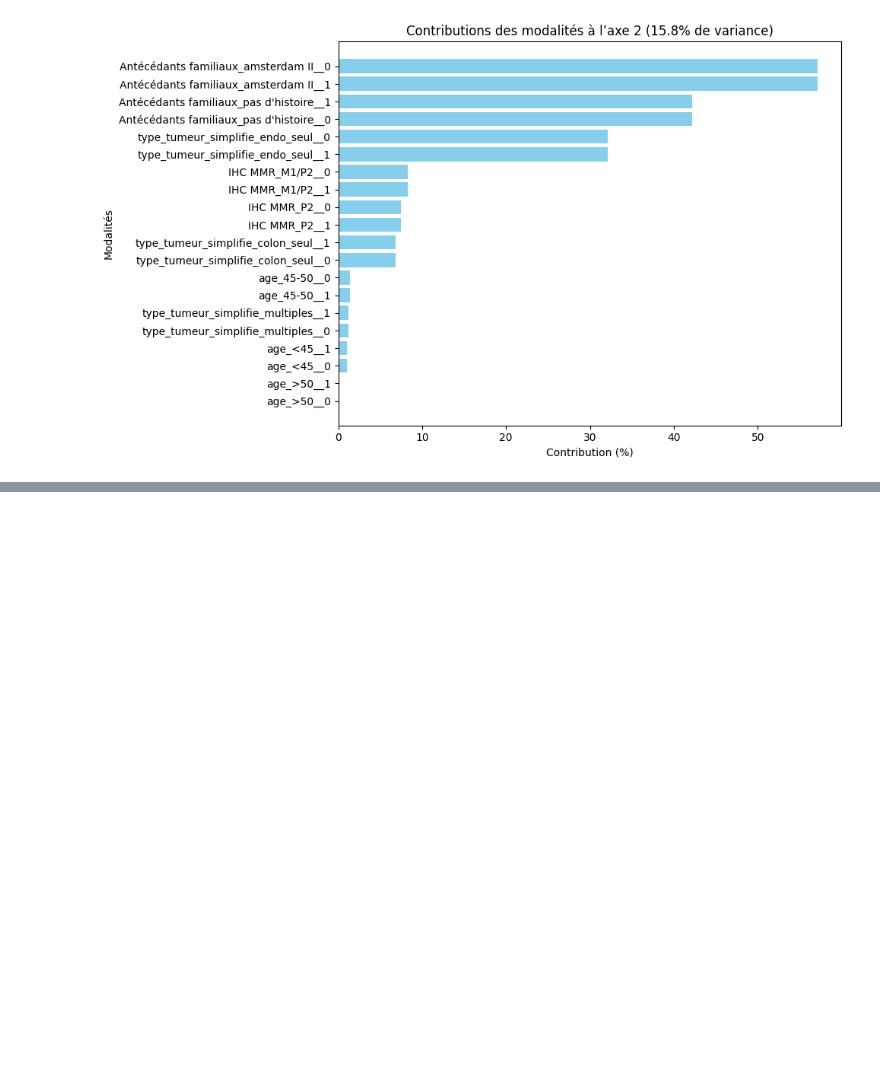
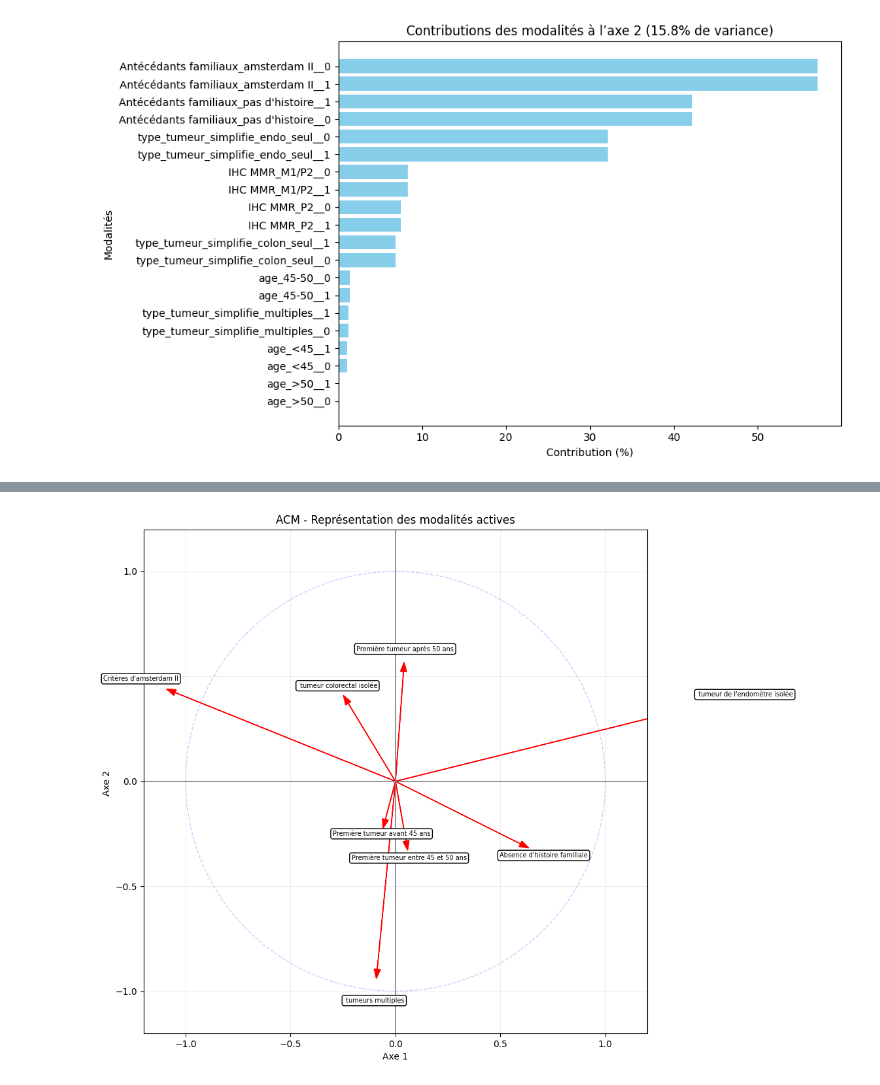
Before and after one commit to Ramzwade/stat-these, a Jupyter notebook: testacm.ipynb, the cells around one changed output, grey strips where cells are left out. Drawn from its saved outputs; the diff is of its cells as text; code cells hidden in the pictures; blank space fills up the shorter version.

```diff
--- a/testacm.ipynb
+++ b/testacm.ipynb
@@ -440,0 +574,34 @@ plt.show()
+# %%
+plt.figure(figsize=(12, 10))
+
+# Cercle de référence (mais interprétation différente de l'ACP)
+circle = plt.Circle((0, 0), 1, color='blue', fill=False, alpha=0.2, linestyle='--')
+plt.gca().add_patch(circle)
+
+# Plot des modalités importantes
+for modalite in modalites_1_importantes:
+    x, y = mod_coords.loc[modalite, 2], mod_coords.loc[modalite, 0]  # Axe 2 vs Axe 1
+    plt.scatter(x, y, color='red', s=100, alpha=1)
+
+    # Flèche depuis l'origine
+    plt.arrow(0, 0, x*0.9, y*0.9, head_width=0.03, color='red', alpha=1,
+              length_includes_head=True)
+
+    # Nom proprement formaté
+    nom_clean = renommage_modalites.get(modalite, m.replace("__1", "").replace("_1", ""))
+
+    plt.text(x, y, nom_clean, fontsize=7, ha='center', va='center',
+             bbox=dict(boxstyle="round,pad=0.3", facecolor="white", alpha=1))
+
+plt.axhline(y=0, color='gray', linestyle='-', alpha=0.8)
+plt.axvline(x=0, color='gray', linestyle='-', alpha=0.8)
+plt.xlim(-1.2, 1.2)
+plt.ylim(-1.2, 1.2)
+plt.xlabel("Axe 1" )
+plt.ylabel("Axe 2 ")
+plt.title("ACM - Représentation des modalités actives")
+plt.grid(alpha=0.2)
+plt.gca().set_aspect('equal')
+plt.show()
+# %% [output]
+[figure, added]
```
Also changed, not shown: parts of 7 cells of this notebook, 1 other file.
